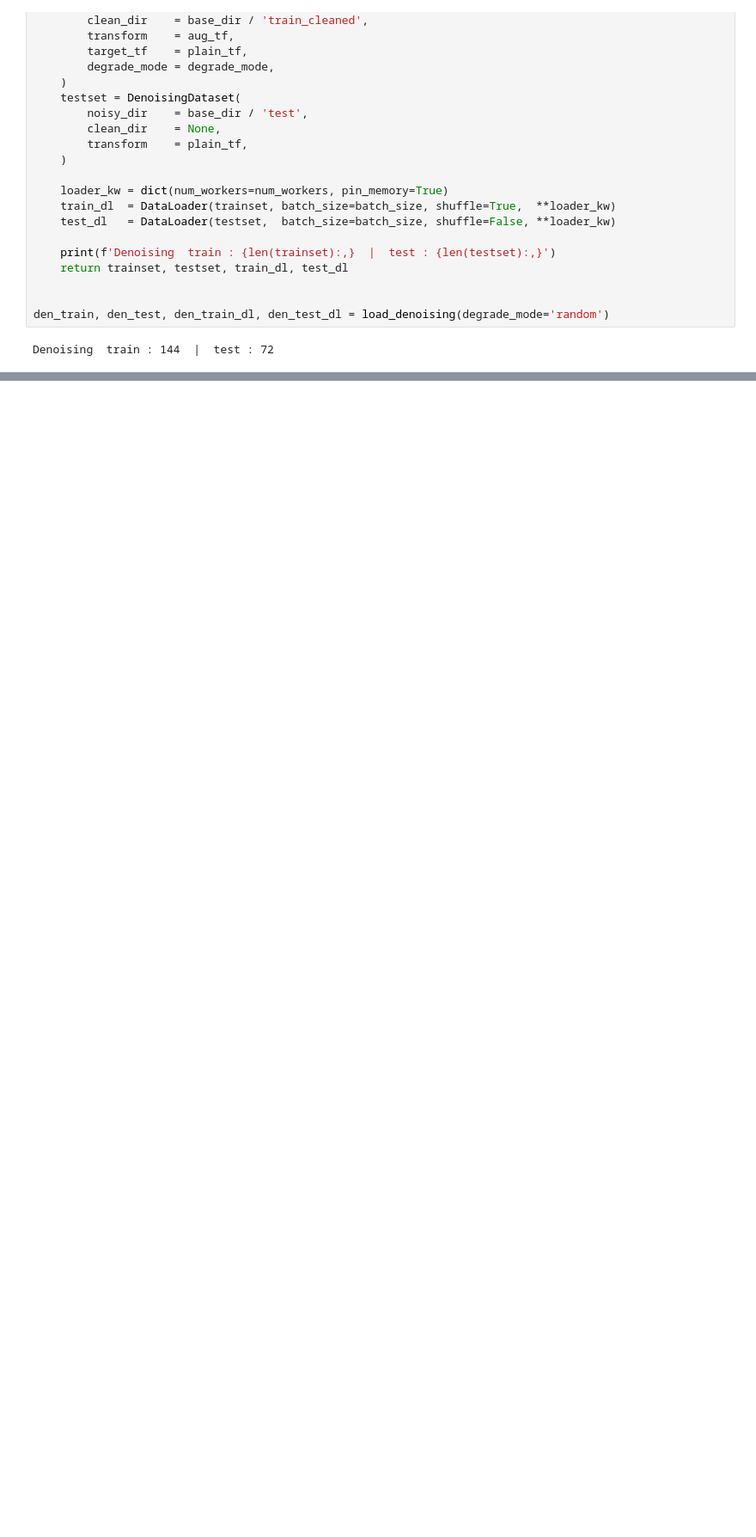
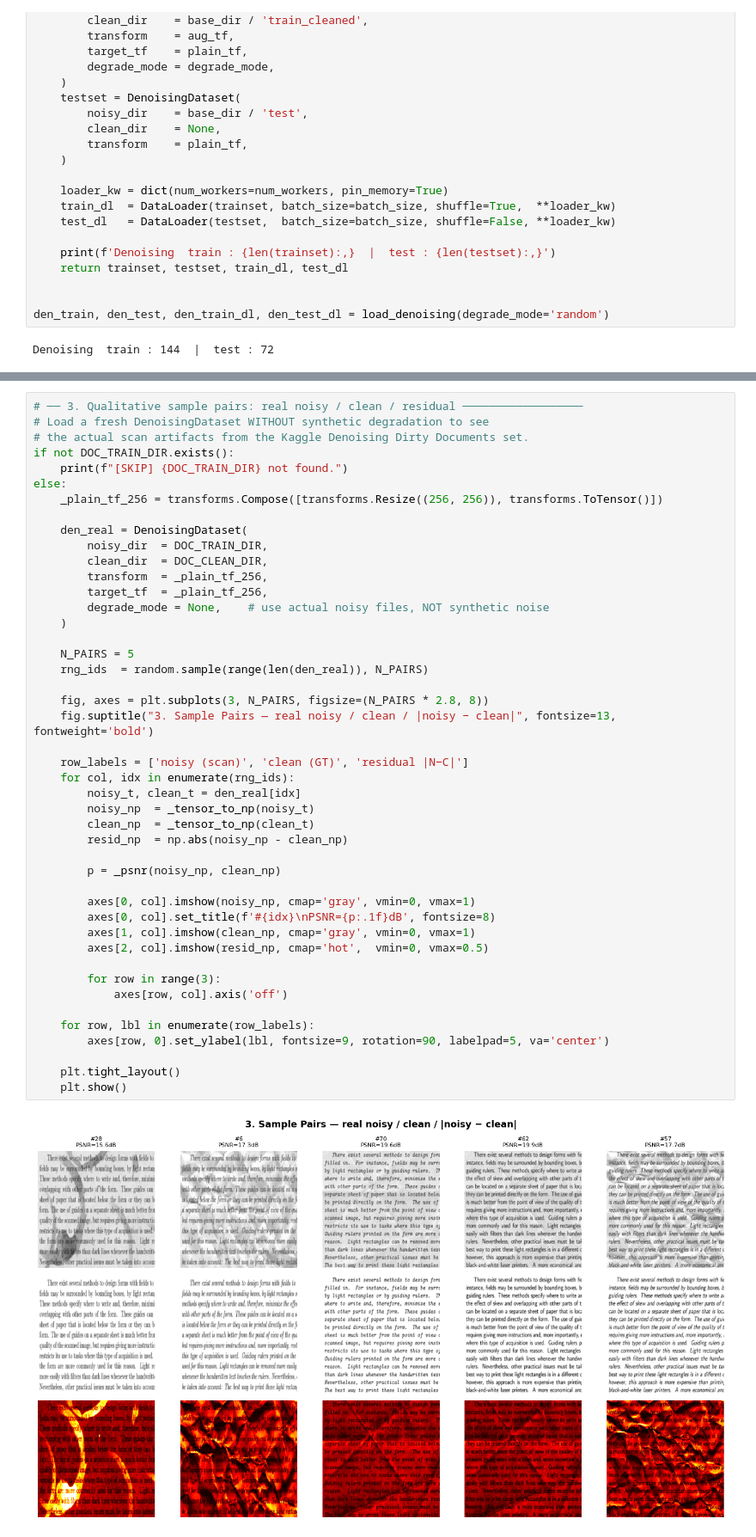
Before and after one commit to ProjectsOfOurSuperTeam/creative-denoising-autoencoder, a Jupyter notebook: main.ipynb, the cells around one changed output, grey strips where cells are left out. Shown at 86% size. Cells and saved outputs as stored; diff of their text form; blank space fills up the shorter version.

```diff
--- a/main.ipynb
+++ b/main.ipynb
@@ -345,0 +497,47 @@ Denoising  train : 144  |  test : 72
+# %%
+# ── 3. Qualitative sample pairs: real noisy / clean / residual ──────────────────
+# Load a fresh DenoisingDataset WITHOUT synthetic degradation to see
+# the actual scan artifacts from the Kaggle Denoising Dirty Documents set.
+if not DOC_TRAIN_DIR.exists():
+    print(f"[SKIP] {DOC_TRAIN_DIR} not found.")
+else:
+    _plain_tf_256 = transforms.Compose([transforms.Resize((256, 256)), transforms.ToTensor()])
+
+    den_real = DenoisingDataset(
+        noisy_dir  = DOC_TRAIN_DIR,
+        clean_dir  = DOC_CLEAN_DIR,
+        transform  = _plain_tf_256,
+        target_tf  = _plain_tf_256,
+        degrade_mode = None,    # use actual noisy files, NOT synthetic noise
+    )
+
+    N_PAIRS = 5
+    rng_ids  = random.sample(range(len(den_real)), N_PAIRS)
+
+    fig, axes = plt.subplots(3, N_PAIRS, figsize=(N_PAIRS * 2.8, 8))
+    fig.suptitle("3. Sample Pairs — real noisy / clean / |noisy − clean|", fontsize=13, fontweight='bold')
+
+    row_labels = ['noisy (scan)', 'clean (GT)', 'residual |N−C|']
+    for col, idx in enumerate(rng_ids):
+        noisy_t, clean_t = den_real[idx]
+        noisy_np  = _tensor_to_np(noisy_t)
+        clean_np  = _tensor_to_np(clean_t)
+        resid_np  = np.abs(noisy_np - clean_np)
+
+        p = _psnr(noisy_np, clean_np)
+
+        axes[0, col].imshow(noisy_np, cmap='gray', vmin=0, vmax=1)
+        axes[0, col].set_title(f'#{idx}\nPSNR={p:.1f}dB', fontsize=8)
+        axes[1, col].imshow(clean_np, cmap='gray', vmin=0, vmax=1)
+        axes[2, col].imshow(resid_np, cmap='hot',  vmin=0, vmax=0.5)
+
+        for row in range(3):
+            axes[row, col].axis('off')
+
+    for row, lbl in enumerate(row_labels):
+        axes[row, 0].set_ylabel(lbl, fontsize=9, rotation=90, labelpad=5, va='center')
+
+    plt.tight_layout()
+    plt.show()
+# %% [output]
+[figure, added]
```
Also changed, not shown: parts of 14 cells of this notebook.
